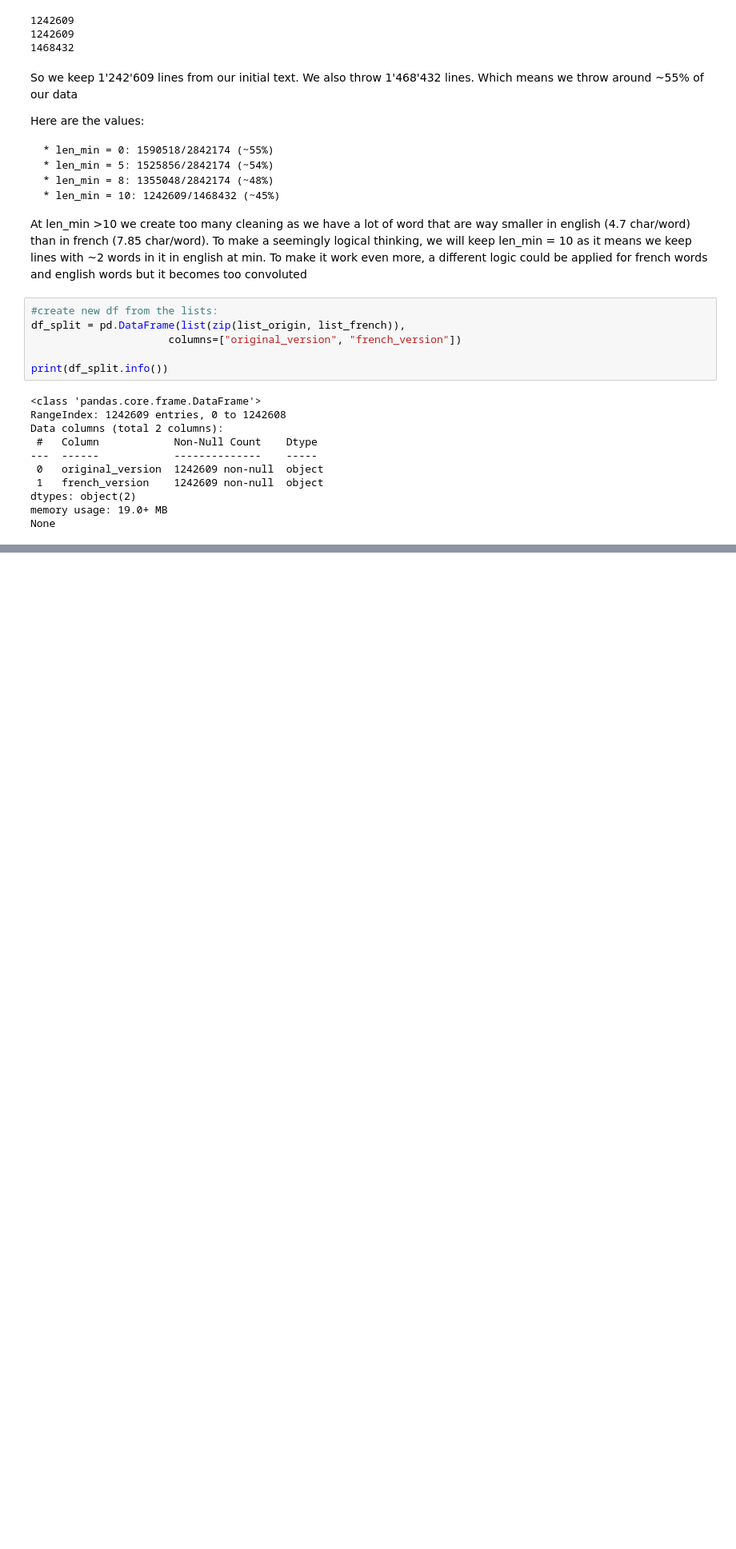
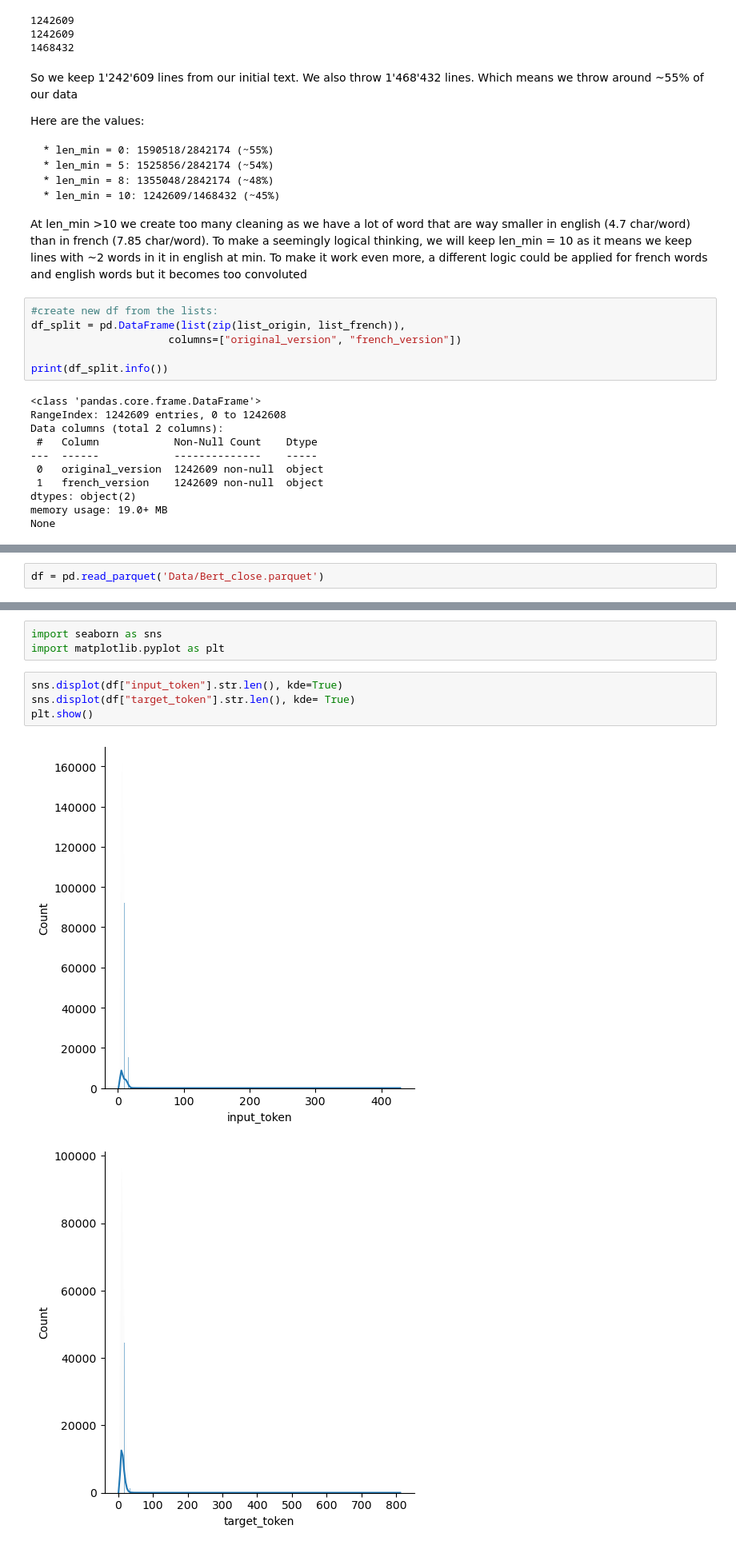
Before and after one commit to HaymozJo/LLM_reproduction, a Jupyter notebook: exploration.ipynb, the cells around one changed output, grey strips where cells are left out. Shown at 80% size. Cells and saved outputs as stored; diff of their text form; blank space fills up the shorter version.

```diff
--- a/exploration.ipynb
+++ b/exploration.ipynb
@@ -279,0 +282,2 @@ None
+# %%
+df = pd.read_parquet('Data/Bert_close.parquet')
@@ -279,0 +313,10 @@ None
+# %%
+import seaborn as sns
+import matplotlib.pyplot as plt
+# %%
+sns.displot(df["input_token"].str.len(), kde=True)
+sns.displot(df["target_token"].str.len(), kde= True)
+plt.show()
+# %% [output]
+[figure, added]
+[figure, added]
```
Also changed, not shown: parts of 13 cells of this notebook, 1 other file.
